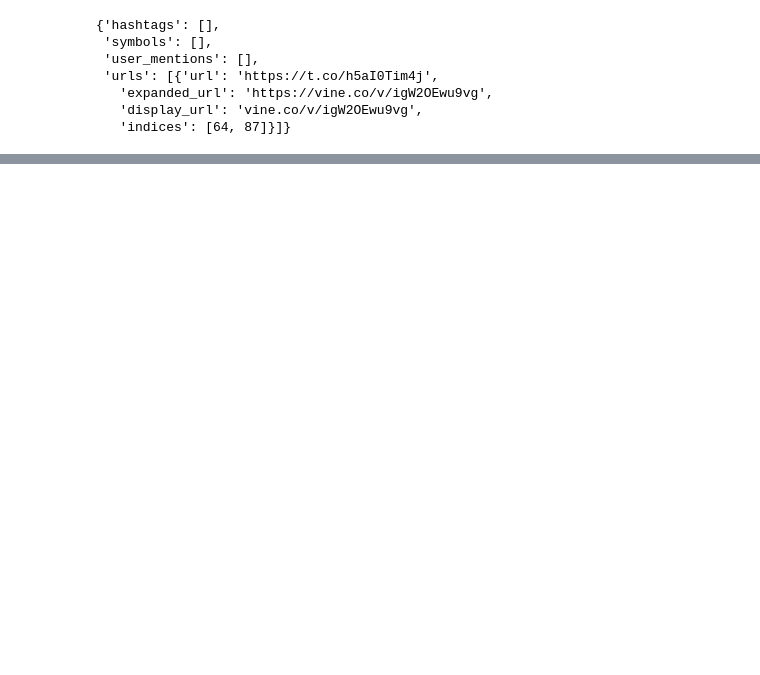
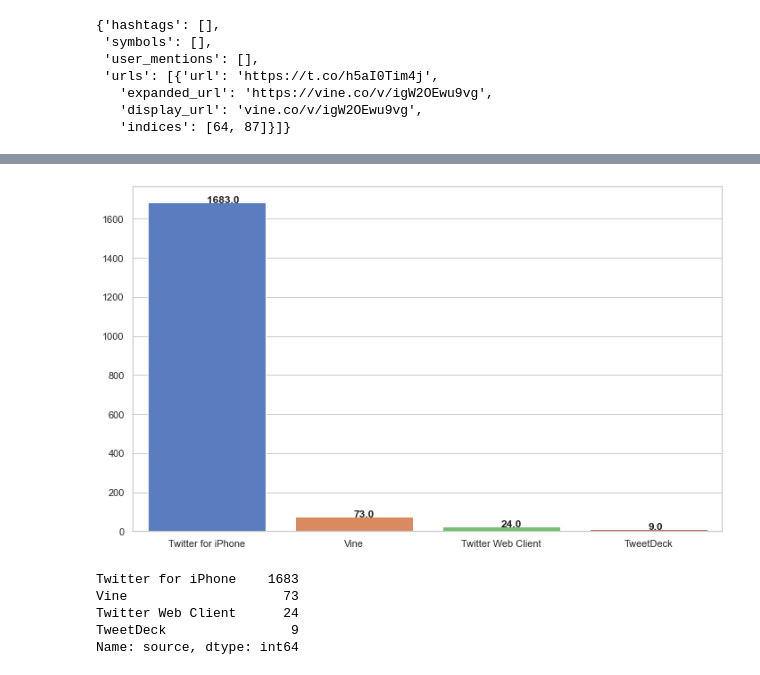
Before and after one commit to mozaini/data-wrnagling-prject, a Jupyter notebook: project.ipynb, the cells around one changed output, grey strips where cells are left out. Saved outputs shown, nothing was run; the diff lists cells and outputs as text; code cells hidden in the pictures; blank space fills up the shorter version.

```diff
--- a/project.ipynb
+++ b/project.ipynb
@@ -1111,0 +1368,22 @@ master_copy.to_csv('dataset/twitter_archive_master.csv', index = False)
+# %%
+labels = Ratings.source.value_counts().index.to_list()
+x = Ratings.source.value_counts().values
+explode = (0, 0, 0.5, 0)
+sns.set_style("whitegrid")
+bar,ax = plt.subplots(figsize=(10,6))
+
+ax = sns.barplot(x=labels, y=x,  ci=None, palette="muted",orient='v', )
+for rect in ax.patches:
+    ax.text (rect.get_x() + rect.get_width() / 2,rect.get_height(),"%.1f"% rect.get_height(), weight='bold' )
+plt.tight_layout()
+plt.show()
+# %% [output]
+[figure, added]
+# %%
+Ratings.source.value_counts()
+# %% [output]
+Twitter for iPhone    1683
+Vine                    73
+Twitter Web Client      24
+TweetDeck                9
+Name: source, dtype: int64
```
Also changed, not shown: parts of 67 cells of this notebook, 2 other files.
